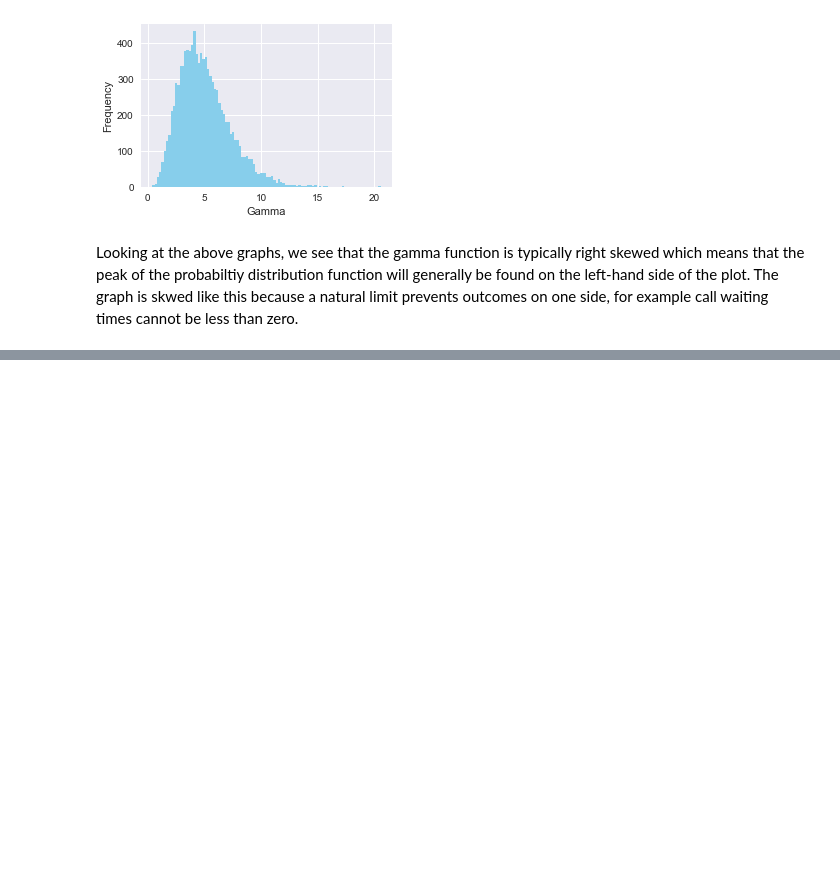
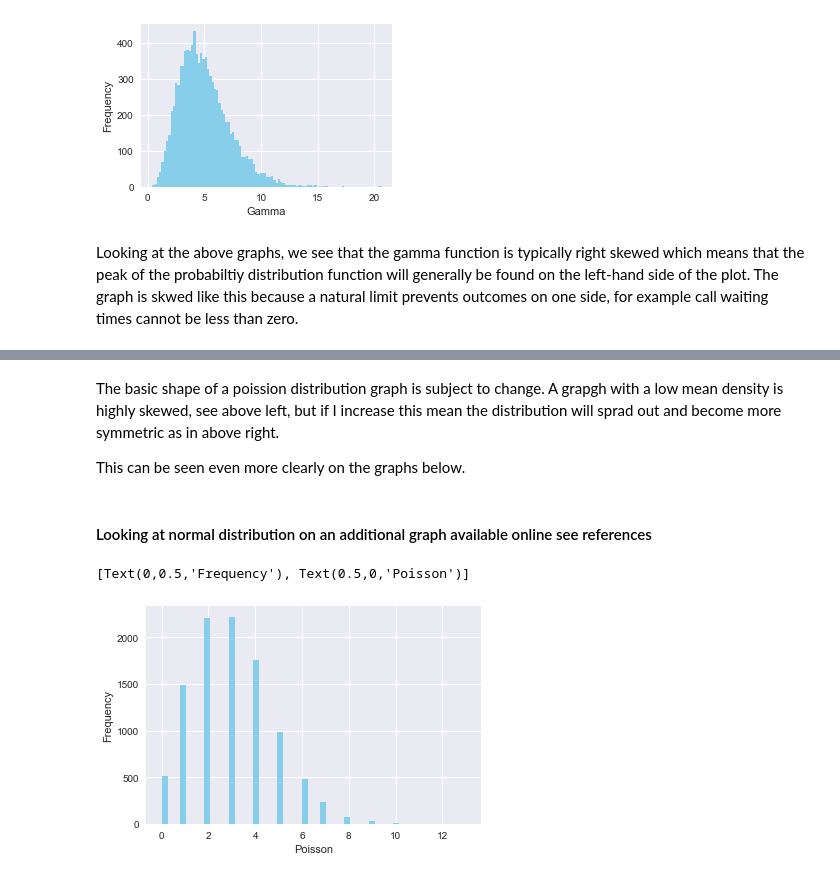
Before and after one commit to TommyVaughan/numpy-random, a Jupyter notebook: numpy-random.ipynb, the cells around one changed output, grey strips where cells are left out. Saved outputs shown, nothing was run; the diff lists cells and outputs as text; code cells hidden in the pictures; blank space fills up the shorter version.

```diff
--- a/numpy-random.ipynb
+++ b/numpy-random.ipynb
@@ -294,0 +326,17 @@ Looking at the above graphs, we see that the gamma function is typically right s
+# %% [markdown]
+The basic shape of a poission distribution graph is subject to change. A grapgh with a low mean density is highly skewed, see above left, but if I increase this mean the distribution will sprad out and become more symmetric as in above right.
+
+This can be seen even more clearly on the graphs below.
+# %% [markdown]
+#### Looking at normal distribution on an additional graph available online see references
+# %%
+from scipy.stats import poisson      # import the gamma distribution module
+data_poisson = poisson.rvs(mu=3, size=10000)
+ax = sns.distplot(data_poisson,
+                  kde=False,
+                  color='skyblue',
+                  hist_kws={"linewidth": 15,'alpha':1})
+ax.set(xlabel='Poisson', ylabel='Frequency')
+# %% [output]
+[Text(0,0.5,'Frequency'), Text(0.5,0,'Poisson')]
+[figure, added]
```
Also changed, not shown: parts of 5 cells of this notebook.
